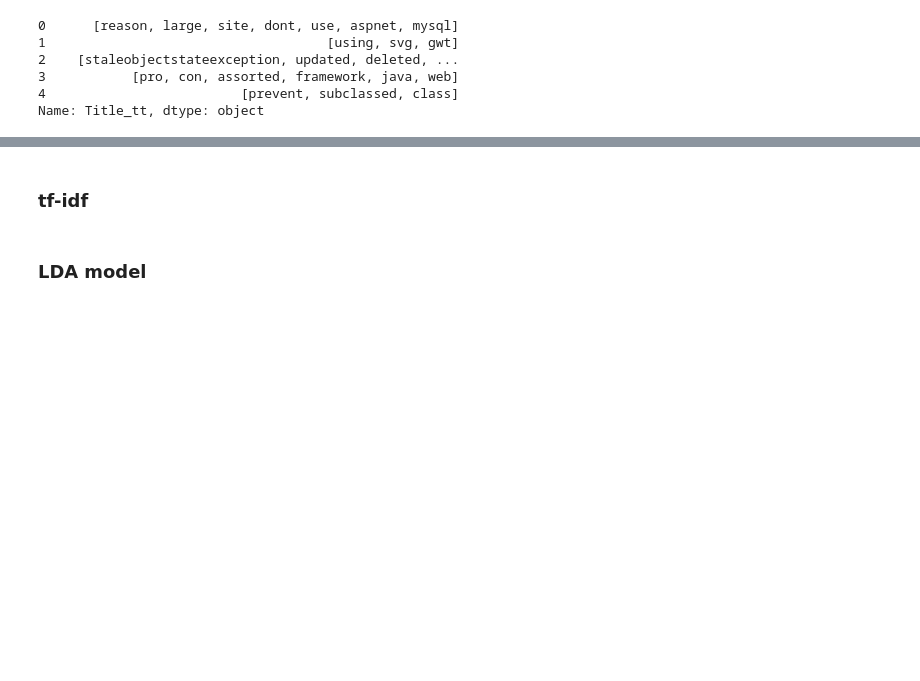
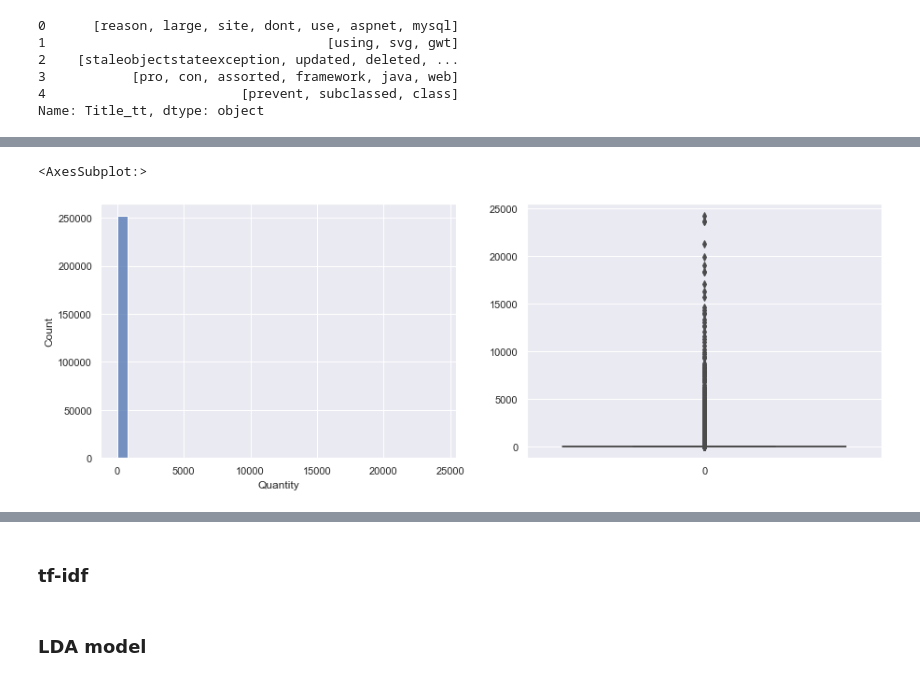
Before and after one commit to nromari/Categoriser-automatiquement-des-questions, a Jupyter notebook: P5_exploration_et_nettoyage.ipynb, the cells around one changed output, grey strips where cells are left out. Drawn from its saved outputs; the diff is of its cells as text; code cells hidden in the pictures; blank space fills up the shorter version.

Commit message:
analyse descriptive du corpus

```diff
--- a/P5_exploration_et_nettoyage.ipynb
+++ b/P5_exploration_et_nettoyage.ipynb
@@ -1325,0 +1297,18 @@ Name: Body_tt, dtype: object
+# %%
+def corpus_fct(doc1, doc2) :
+    dico_corpus = {}
+    for sentence1 in doc1 :
+        for token in sentence1 :
+            if token in dico_corpus :
+                dico_corpus[token] += 1
+            else :
+                dico_corpus[token] = 1
+    for sentence2 in doc2 :
+        for token in sentence2 :
+            if token in dico_corpus :
+                dico_corpus[token] += 1
+            else :
+                dico_corpus[token] = 1
+    return dico_corpus
+# %%
+dico_corpus = corpus_fct(df_bow['Title_tt'], df_bow['Body_tt'])
@@ -1325,0 +1319,2 @@ Name: Body_tt, dtype: object
+# %%
+df_corpus = pd.DataFrame(list(dico_corpus.items()), columns = ['Token', 'Quantity'])
@@ -1325,0 +1330,2 @@ Name: Body_tt, dtype: object
+# %%
+df_corpus['percent'] = df_corpus.apply(lambda r : r['Quantity']*100/df_corpus['Quantity'].sum(), axis=1)
@@ -1325,0 +1359,10 @@ Name: Body_tt, dtype: object
+# %%
+var = 'Quantity'
+
+sns.set(rc = {'figure.figsize':(15,5)})
+fig, (ax1, ax2) = plt.subplots(1,2)
+sns.histplot(df_corpus, x=var, bins=30, ax=ax1)
+sns.boxplot(data = df_corpus[var], ax=ax2)
+# %% [output]
+<AxesSubplot:>
+[figure, added]
```
Also changed, not shown: parts of 55 cells of this notebook.
